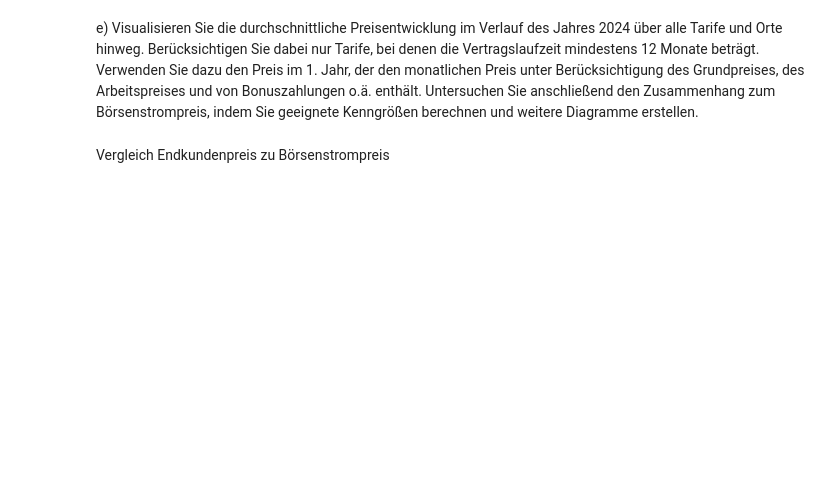
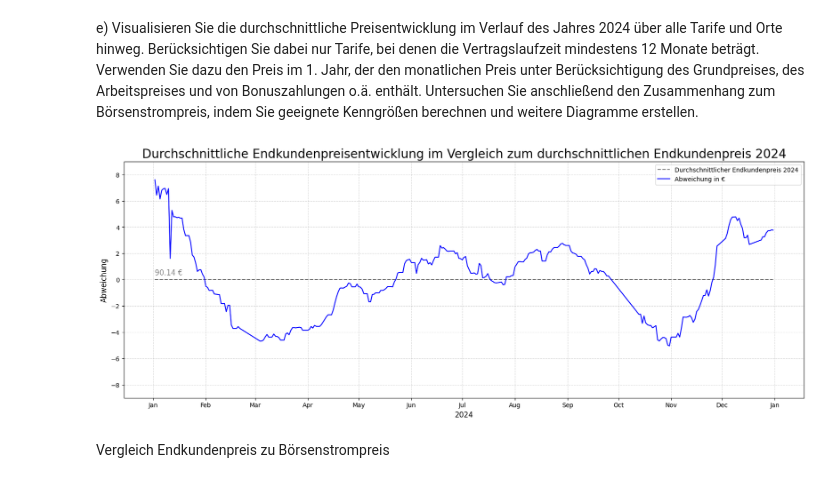
Before and after one commit to SebJana/DAT, a Jupyter notebook: jana_sebastian_jana_sophie.ipynb, the cells around one changed output. Saved outputs shown, nothing was run; the diff lists cells and outputs as text; code cells hidden in the pictures; blank space fills up the shorter version.

```diff
--- a/jana_sebastian_jana_sophie.ipynb
+++ b/jana_sebastian_jana_sophie.ipynb
@@ -407,2 +519,39 @@ plt.show()
+# %%
+filtered_12_months = df_cust[df_cust['Vertragslaufzeit in Monaten'] >= 12]
+df_mean_prices = filtered_12_months.groupby(['Datum']).agg(MeanPrice =('Preis im 1. Jahr/ pro Monat in €', 'mean')).reset_index()
+
+mean_price_total = df_mean_prices['MeanPrice'].mean()
+
+df_mean_prices['Difference to Total Mean'] = (df_mean_prices['MeanPrice'] - mean_price_total)
+# Constant value column for plotting the base line
+df_mean_prices['Total Mean'] = 0
+
+plt.figure(figsize=(20, 7))
+# Mean/Base line
+plt.plot(df_mean_prices['Datum'], df_mean_prices['Total Mean'], label = 'Durchschnittlicher Endkundenpreis 2024', color = 'gray', linestyle='--')
+# Label for Mean/Base line
+mean_line_label = str(round(mean_price_total,2)) + " €"
+plt.text(df_mean_prices['Datum'].min(), 0.35, mean_line_label, color='gray', fontsize=12)
+
+# Price Deviation line
+plt.plot(df_mean_prices['Datum'], df_mean_prices['Difference to Total Mean'], label = 'Abweichung in €', color = 'blue')
+
+#https://matplotlib.org/stable/api/_as_gen/matplotlib.pyplot.ylim.html
+# Center mean price, to balance out the appearance of change
+plt.ylim(bottom = -9, top = 9)
+
+plt.xlabel('2024', fontsize = 12)
+plt.ylabel('Abweichung', fontsize = 12)
+plt.title('Durchschnittliche Endkundenpreisentwicklung im Vergleich zum durchschnittlichen Endkundenpreis 2024', fontsize=20)
+plt.gca().xaxis.set_major_formatter(plt.matplotlib.dates.DateFormatter('%b'))
+plt.gca().xaxis.set_major_locator(plt.matplotlib.dates.MonthLocator())
+plt.grid(True, linestyle = '--', alpha = 0.5)
+
+plt.legend()
+plt.show()
+
+df_mean_prices = df_mean_prices.drop(columns = ['Difference to Total Mean', 'Total Mean'])
+# %% [output]
+[figure, added]
 # %% [markdown]
 Vergleich Endkundenpreis zu Börsenstrompreis
```
Also changed, not shown: parts of 23 cells of this notebook.
